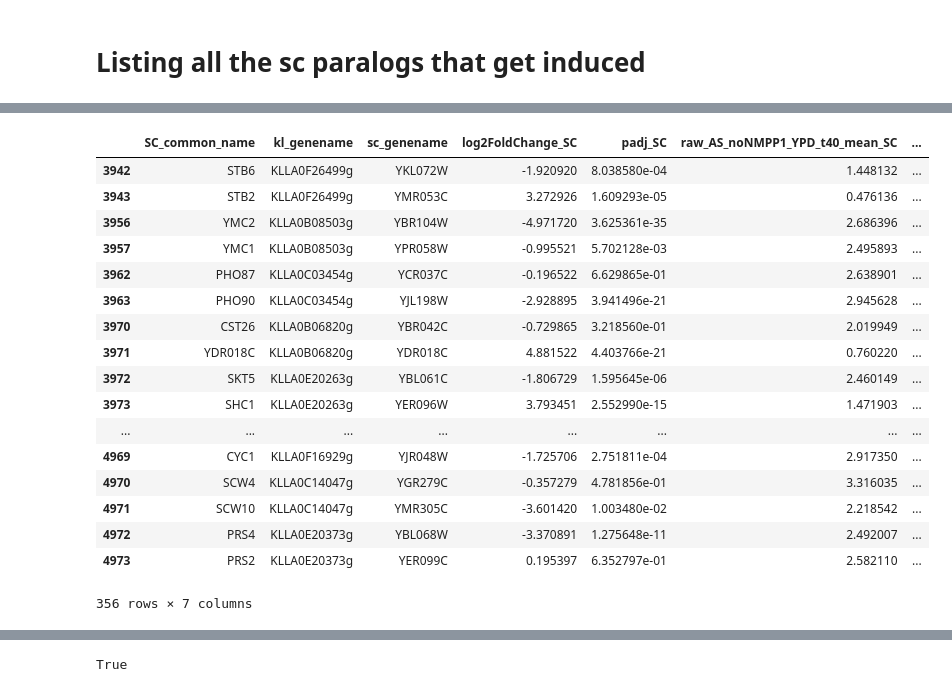
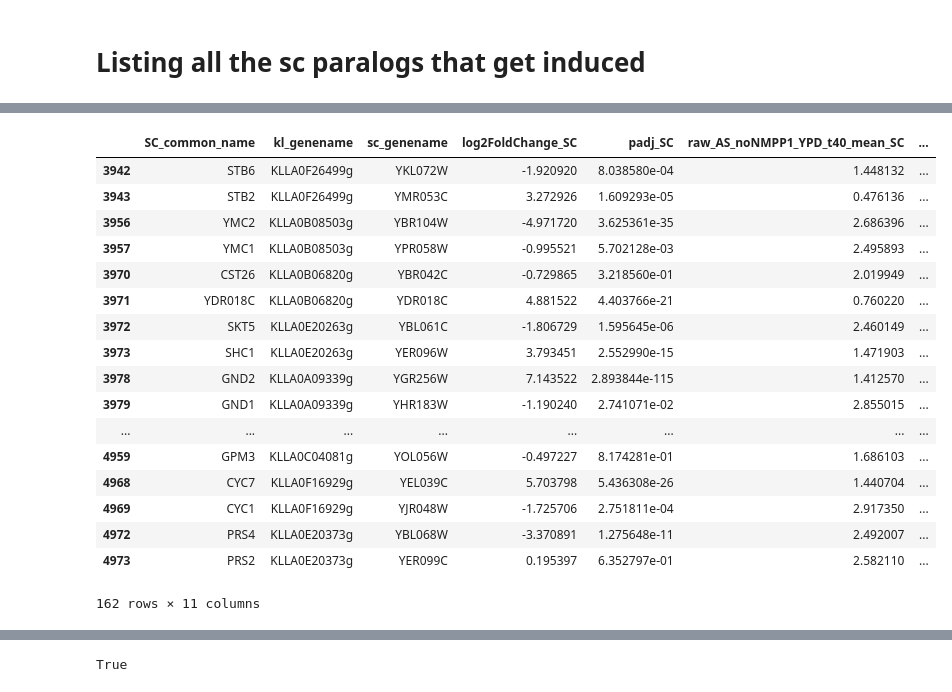
Before and after one commit to heineike02/yeast_esr_expression_analysis, a Jupyter notebook: scripts/20171004_scsigact_analysis.ipynb, the cells around one changed output, grey strips where cells are left out. Cells and saved outputs as stored; diff of their text form; code cells hidden in the pictures.

Commit message:
added nucleotide frequency, hex color mapping, threshold grouping to io_library, added genebank exporting, various plots on motifs, and paralog analysis script.

```diff
--- a/scripts/20171004_scsigact_analysis.ipynb
+++ b/scripts/20171004_scsigact_analysis.ipynb
@@ -234,43 +285,43 @@ plt.scatter(kl_sc_PKA_data_paralogs.loc[low_scpadj_paralog,'log2FoldChange_SC'],
 # %%
 #find all paralogs in which fold change is separated by at least N logs.
 
-foldchange_separation = 2.0
+foldchange_separation = 3.5
 
 # column_subset = ['SC_common_name','N SCer Orthologs', 'kl_genename', 'sc_genename',
 #        'log2FoldChange_KL', 'padj_KL',
 #        'raw_AS_noNMPP1_YPD_t40_mean_KL', 'raw_AS_yesNMPP1_YPD_t40_mean_KL',
 #        'log2FoldChange_SC', 'padj_SC',
 #        'raw_AS_noNMPP1_YPD_t40_mean_SC', 'raw_AS_yesNMPP1_YPD_t40_mean_SC']
 
 kl_sc_PKA_data_paralogs = kl_sc_PKA_data[kl_sc_PKA_data["N SCer Orthologs"]==2]
 
 separated_paralog_kl_genes = []
 
 for kl_gene in list(set(kl_sc_PKA_data_paralogs['kl_genename'])):
     #kl_gene = 'KLLA0A00396g'
     paralogs_sorted = kl_sc_PKA_data_paralogs[kl_sc_PKA_data_paralogs["kl_genename"]==kl_gene].sort_values(by = 'log2FoldChange_SC')
     if paralogs_sorted['log2FoldChange_SC'].iloc[1]-paralogs_sorted['log2FoldChange_SC'].iloc[0] > foldchange_separation:
         separated_paralog_kl_genes.append(kl_gene)
 
 
-paralog_sc_foldchange = kl_sc_PKA_data_paralogs[kl_sc_PKA_data_paralogs['kl_genename'].isin(separated_paralog_kl_genes)].loc[:, ['SC_common_name','kl_genename','sc_genename', 'log2FoldChange_SC', 'padj_SC','raw_AS_noNMPP1_YPD_t40_mean_SC', 'raw_AS_yesNMPP1_YPD_t40_mean_SC']]
+paralog_sc_foldchange = kl_sc_PKA_data_paralogs[kl_sc_PKA_data_paralogs['kl_genename'].isin(separated_paralog_kl_genes)].loc[:, ['SC_common_name','kl_genename','sc_genename', 'log2FoldChange_SC', 'padj_SC','raw_AS_noNMPP1_YPD_t40_mean_SC', 'raw_AS_yesNMPP1_YPD_t40_mean_SC', 'log2FoldChange_KL', 'padj_KL','raw_AS_noNMPP1_YPD_t40_mean_KL', 'raw_AS_yesNMPP1_YPD_t40_mean_KL']]
 paralog_sc_foldchange
 # %% [output]
 |  | SC_common_name | kl_genename | sc_genename | log2FoldChange_SC | padj_SC | raw_AS_noNMPP1_YPD_t40_mean_SC | ... |
 | 3942 | STB6 | KLLA0F26499g | YKL072W | -1.920920 | 8.038580e-04 | 1.448132 | ... |
 | 3943 | STB2 | KLLA0F26499g | YMR053C | 3.272926 | 1.609293e-05 | 0.476136 | ... |
 | 3956 | YMC2 | KLLA0B08503g | YBR104W | -4.971720 | 3.625361e-35 | 2.686396 | ... |
 | 3957 | YMC1 | KLLA0B08503g | YPR058W | -0.995521 | 5.702128e-03 | 2.495893 | ... |
-| 3962 | PHO87 | KLLA0C03454g | YCR037C | -0.196522 | 6.629865e-01 | 2.638901 | ... |
-| 3963 | PHO90 | KLLA0C03454g | YJL198W | -2.928895 | 3.941496e-21 | 2.945628 | ... |
 | 3970 | CST26 | KLLA0B06820g | YBR042C | -0.729865 | 3.218560e-01 | 2.019949 | ... |
 | 3971 | YDR018C | KLLA0B06820g | YDR018C | 4.881522 | 4.403766e-21 | 0.760220 | ... |
 | 3972 | SKT5 | KLLA0E20263g | YBL061C | -1.806729 | 1.595645e-06 | 2.460149 | ... |
 | 3973 | SHC1 | KLLA0E20263g | YER096W | 3.793451 | 2.552990e-15 | 1.471903 | ... |
+| 3978 | GND2 | KLLA0A09339g | YGR256W | 7.143522 | 2.893844e-115 | 1.412570 | ... |
+| 3979 | GND1 | KLLA0A09339g | YHR183W | -1.190240 | 2.741071e-02 | 2.855015 | ... |
 | ... | ... | ... | ... | ... | ... | ... | ... |
+| 4959 | GPM3 | KLLA0C04081g | YOL056W | -0.497227 | 8.174281e-01 | 1.686103 | ... |
+| 4968 | CYC7 | KLLA0F16929g | YEL039C | 5.703798 | 5.436308e-26 | 1.440704 | ... |
 | 4969 | CYC1 | KLLA0F16929g | YJR048W | -1.725706 | 2.751811e-04 | 2.917350 | ... |
-| 4970 | SCW4 | KLLA0C14047g | YGR279C | -0.357279 | 4.781856e-01 | 3.316035 | ... |
-| 4971 | SCW10 | KLLA0C14047g | YMR305C | -3.601420 | 1.003480e-02 | 2.218542 | ... |
 | 4972 | PRS4 | KLLA0E20373g | YBL068W | -3.370891 | 1.275648e-11 | 2.492007 | ... |
 | 4973 | PRS2 | KLLA0E20373g | YER099C | 0.195397 | 6.352797e-01 | 2.582110 | ... |
-356 rows × 7 columns
+162 rows × 11 columns
```
Also changed, not shown: parts of 54 cells of this notebook, 3 other files.
